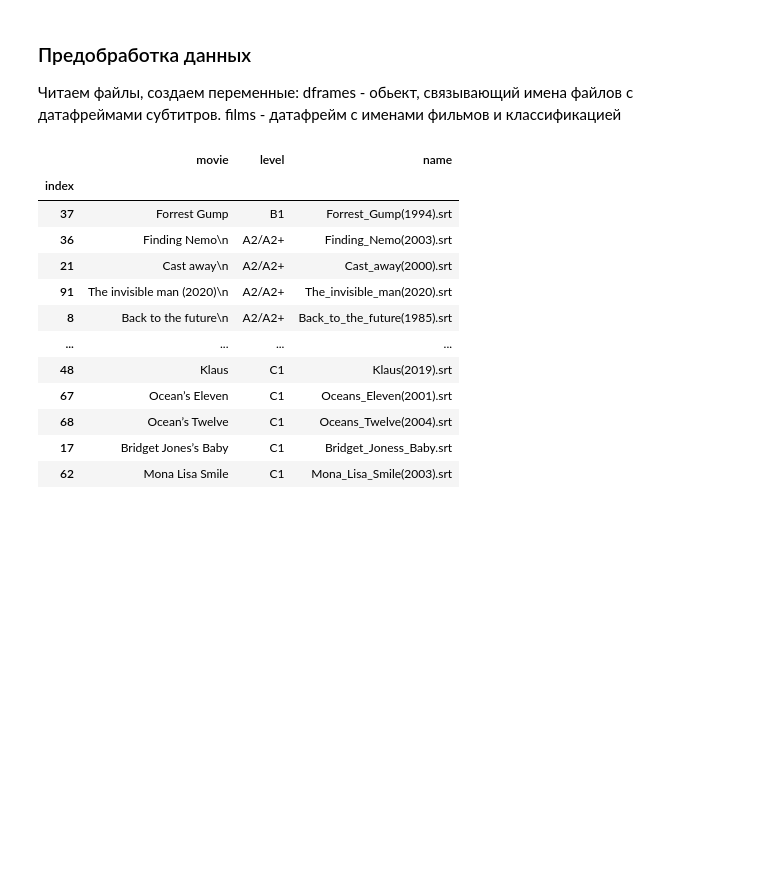
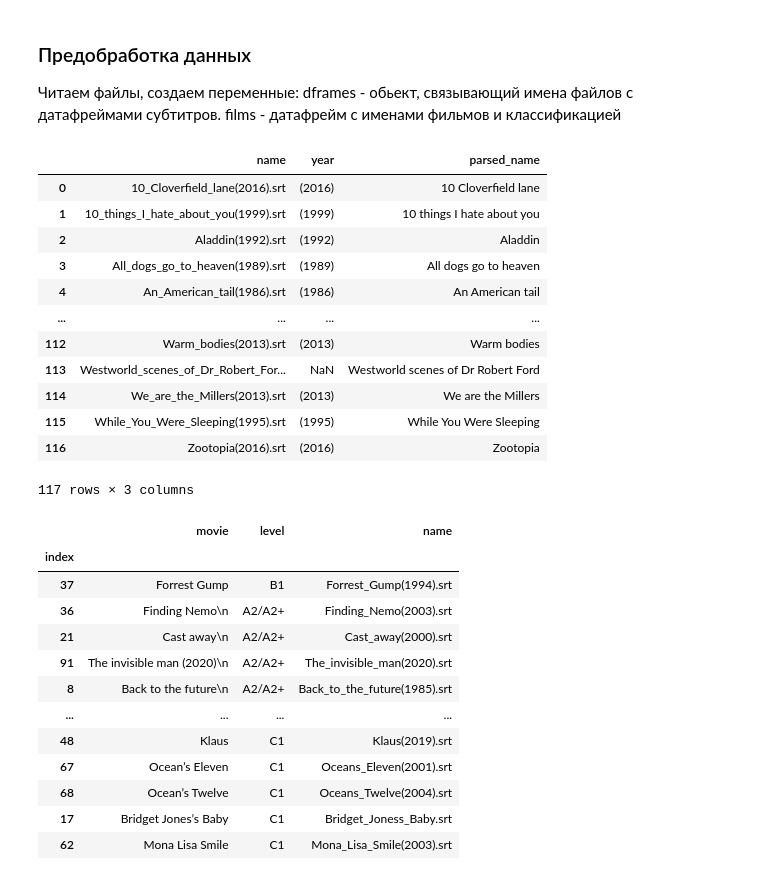
Before and after one commit to kirillva/workshop02, a Jupyter notebook: subtitles.ipynb, the cells around one changed output. Saved outputs shown, nothing was run; the diff lists cells and outputs as text; code cells hidden in the pictures; blank space fills up the shorter version.

```diff
--- a/subtitles.ipynb
+++ b/subtitles.ipynb
@@ -87,6 +88,22 @@ films['year'] = films['name'].str.extract(YEAR_SRT, flags=0)
 films['parsed_name'] = films.apply(lambda x: x['name'].replace(str(x['year']), '').replace('_', ' ').replace('.srt', ''), axis=1)
 
 labels = pd.read_csv(f'{DATA_PATH}/labels_all.csv')
+# %%
+films
+# %% [output]
+|  | name | year | parsed_name |
+| 0 | 10_Cloverfield_lane(2016).srt | (2016) | 10 Cloverfield lane |
+| 1 | 10_things_I_hate_about_you(1999).srt | (1999) | 10 things I hate about you |
+| 2 | Aladdin(1992).srt | (1992) | Aladdin |
+| 3 | All_dogs_go_to_heaven(1989).srt | (1989) | All dogs go to heaven |
+| 4 | An_American_tail(1986).srt | (1986) | An American tail |
+| ... | ... | ... | ... |
+| 112 | Warm_bodies(2013).srt | (2013) | Warm bodies |
+| 113 | Westworld_scenes_of_Dr_Robert_For... | NaN | Westworld scenes of Dr Robert Ford |
+| 114 | We_are_the_Millers(2013).srt | (2013) | We are the Millers |
+| 115 | While_You_Were_Sleeping(1995).srt | (1995) | While You Were Sleeping |
+| 116 | Zootopia(2016).srt | (2016) | Zootopia |
+117 rows × 3 columns
 # %%
 for index in labels.index:
     item = labels.loc[index, 'Movie']
```
Also changed, not shown: parts of 14 cells of this notebook.
